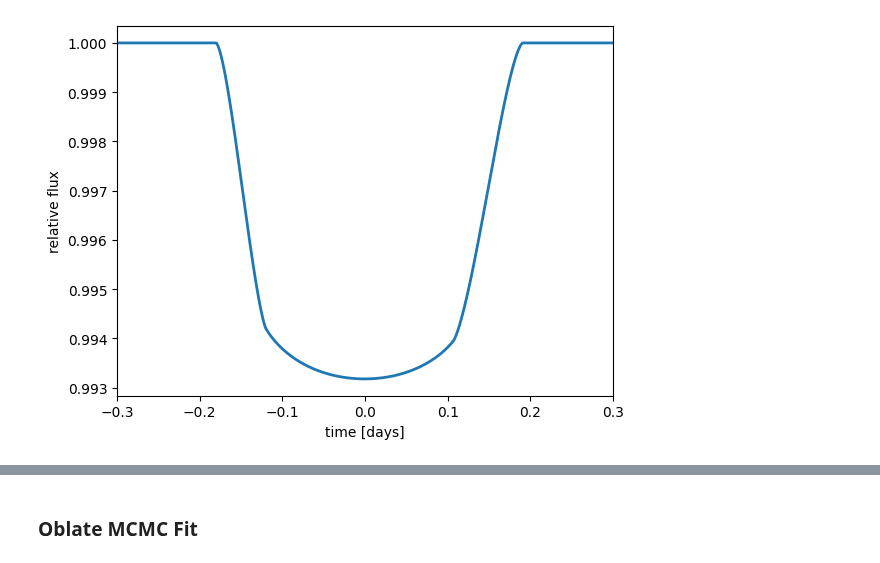
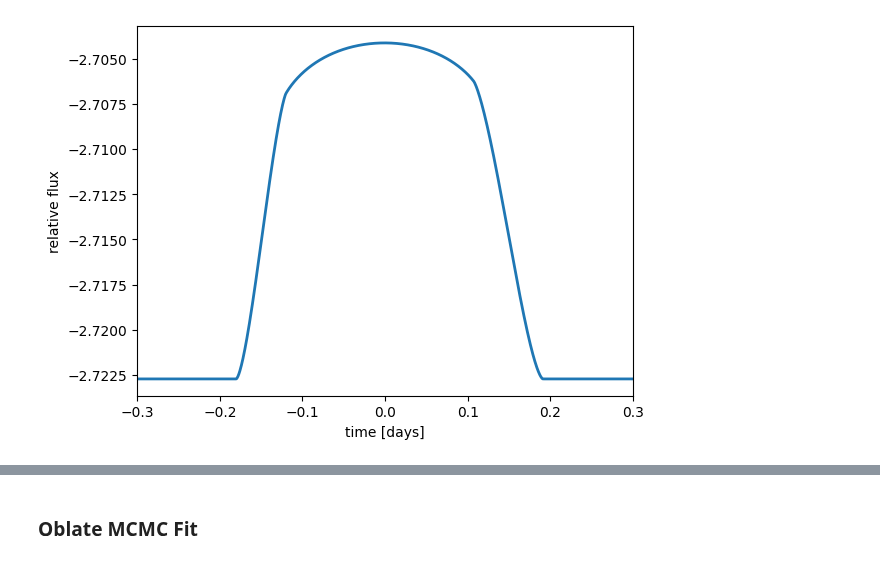
Before and after one commit to shishirdholakia/eclipsoid, a Jupyter notebook: notebooks/FittingOblatePlanet.ipynb, the cells around one changed output, grey strips where cells are left out. Cells and saved outputs as stored; diff of their text form; code cells hidden in the pictures.

```diff
--- a/notebooks/FittingOblatePlanet.ipynb
+++ b/notebooks/FittingOblatePlanet.ipynb
@@ -25,25 +28,25 @@ from core.jax import oblate_lightcurve
 # %%
 #Fiducial planet parameters:
 params = {'period':300.456,
           'radius':0.1,
           'u':jnp.array([0.3,0.2]),
           'f':0.3,
           'bo':0.8,
           'theta':jnp.radians(35)
 }
 # The light curve calculation requires an orbit
 
 # Compute a limb-darkened light curve using starry
 t = jnp.linspace(-0.3, 0.3, 1000)
 oblate_lightcurve = jit(oblate_lightcurve)
 lc = oblate_lightcurve(params,t)
 
-plt.plot(t, lc/lc[0], color="C0", lw=2)
+plt.plot(t, lc, color="C0", lw=2)
 plt.ylabel("relative flux")
 plt.xlabel("time [days]")
 _ = plt.xlim(t.min(), t.max())
 # %% [output]
-[figure, old version]
+[figure, new version]
 # %%
 np.random.seed(11)
 period_true = np.random.uniform(5, 20)
```
Also changed, not shown: parts of 11 cells of this notebook, 1 other file.
